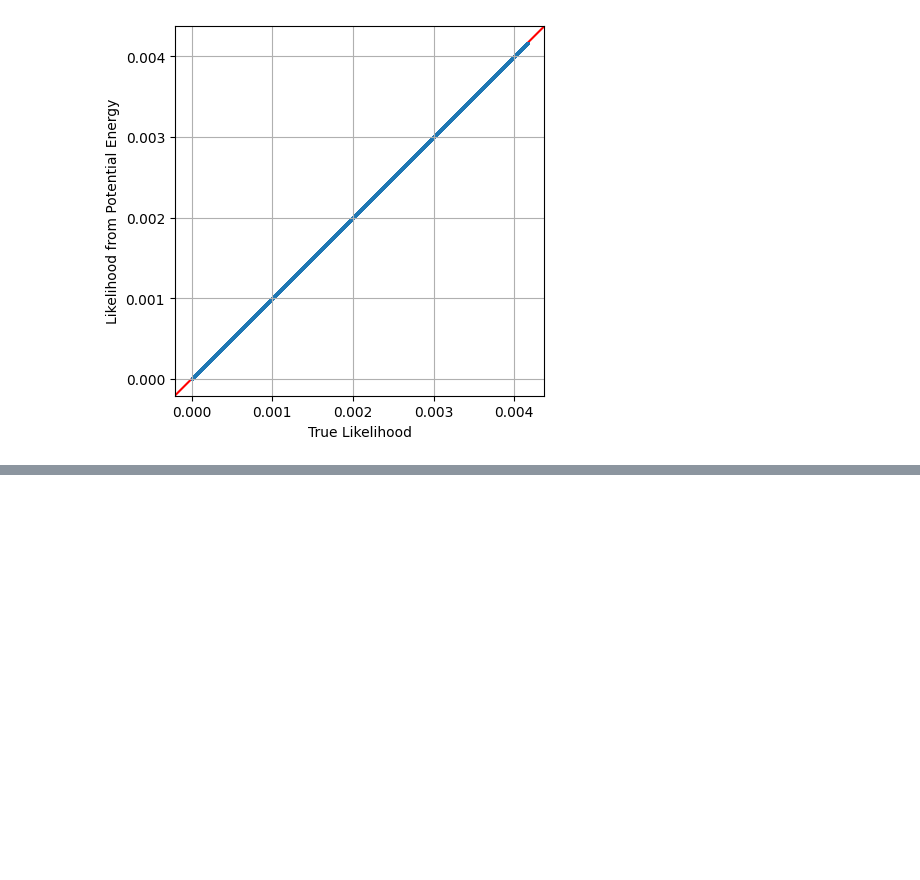
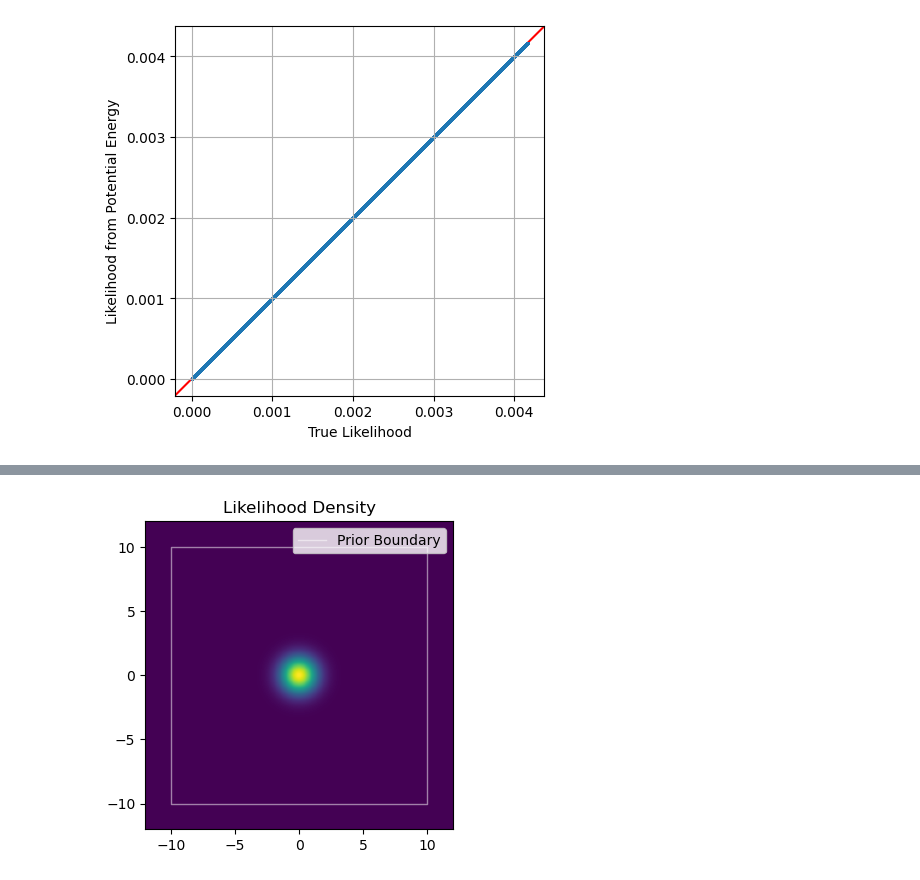
Before and after one commit to HughMcDougall/HughMcDougall.github.io, a Jupyter notebook: blog/02_numpyro/02_constraineddomain/_constraineddomain.ipynb, the cells around one changed output, grey strips where cells are left out. Cells and saved outputs as stored; diff of their text form; code cells hidden in the pictures; blank space fills up the shorter version.

```diff
--- a/blog/02_numpyro/02_constraineddomain/_constraineddomain.ipynb
+++ b/blog/02_numpyro/02_constraineddomain/_constraineddomain.ipynb
@@ -299,0 +300,17 @@ plt.show()
+# %%
+# REDACT
+def model():
+    x = numpyro.sample('x', numpyro.distributions.Uniform(-10,10))
+    y = numpyro.sample('y', numpyro.distributions.Uniform(-10,10))
+    numpyro.factor('poten',-(x**2+y**2)/2)
+
+plt.figure(figsize=(4,4))
+Xg, Yg = np.meshgrid(np.linspace(-12,12,256), np.linspace(-12,12,256))
+Zg = np.exp(-(Xg**2+Yg**2)/2)
+plt.imshow(Zg, extent = (-12,12,-12,12), label = 'Likelihood')
+plt.plot([10,10,-10,-10,10], [10,-10,-10,10,10], c='w', lw=1, alpha=0.5, label = 'Prior Boundary')
+plt.legend( loc = 'upper right')
+plt.title("Likelihood Density")
+plt.show()
+# %% [output]
+[figure, added]
```
Also changed, not shown: parts of 22 cells of this notebook, 6 other files.
